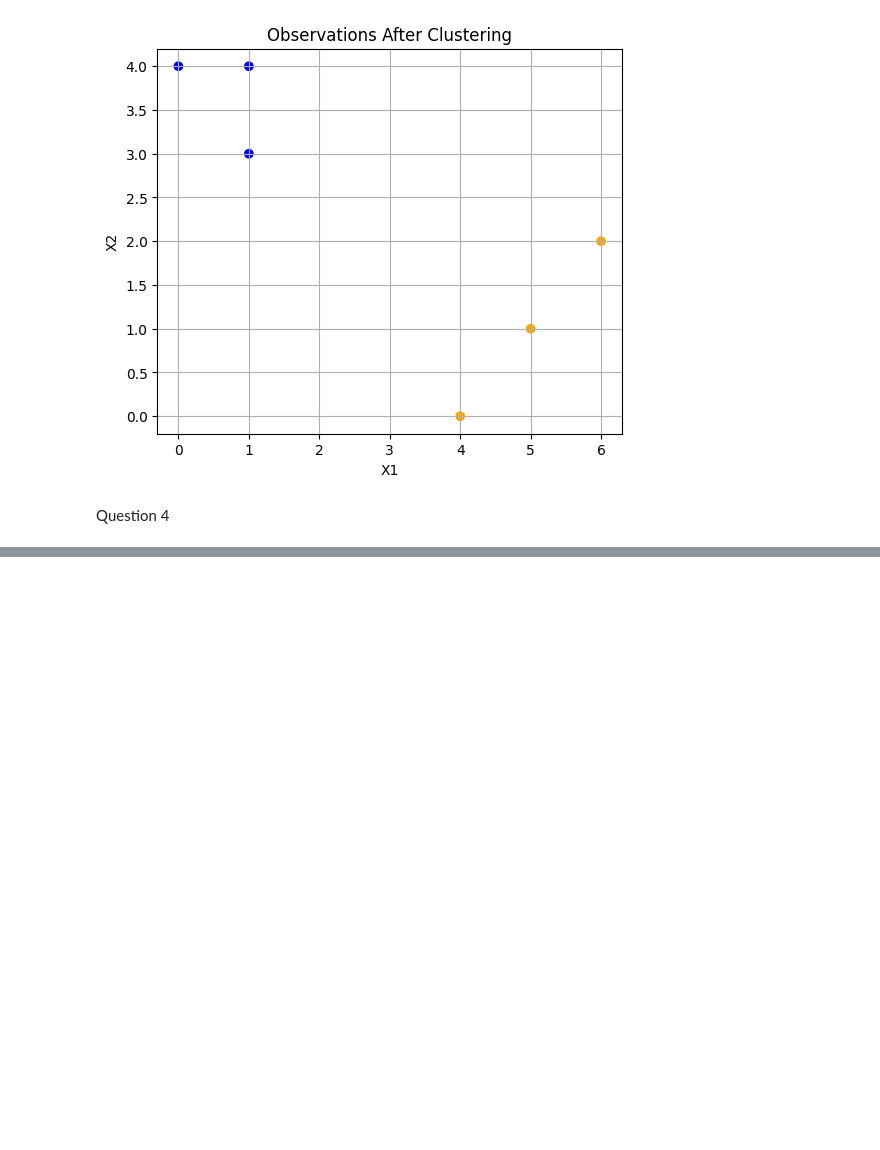
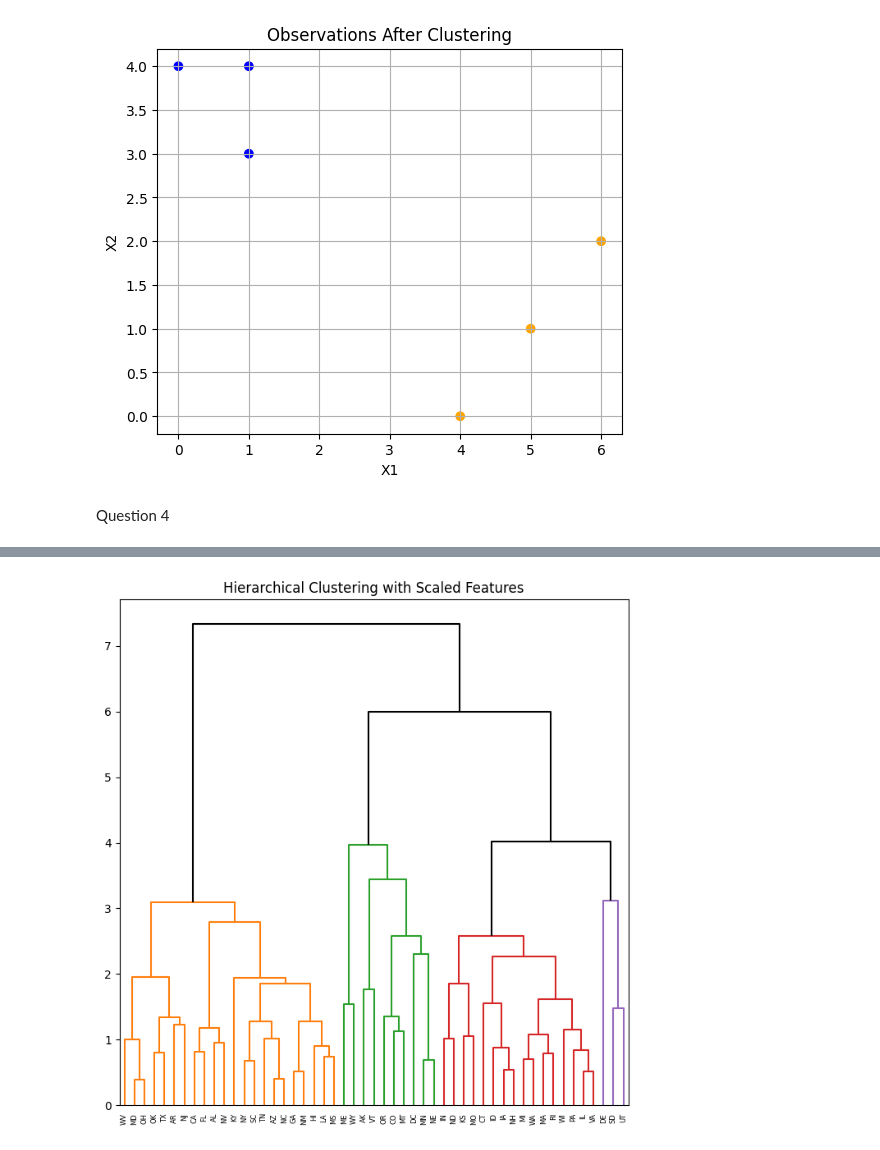
Before and after one commit to katesnow1/code_2600, a Jupyter notebook: homework3.ipynb, the cells around one changed output, grey strips where cells are left out. Cells and saved outputs as stored; diff of their text form; code cells hidden in the pictures; blank space fills up the shorter version.

```diff
--- a/homework3.ipynb
+++ b/homework3.ipynb
@@ -504,0 +617,8 @@ Question 4
+# %%
+X = X.copy()
+X['State'] = X.index
+
+for cluster in X['cluster'].unique():
+    print(f"Cluster {cluster} states:")
+    print(X.loc[X['cluster'] == cluster, 'State'].tolist())
+    print()  # blank line for readability
@@ -504,0 +642,3 @@ Question 4
+# %%
+X['cluster']=cut_tree(linkage_comp, n_clusters=4)
+X.sort_values('cluster')
@@ -504,0 +664,13 @@ Question 4
+# %%
+hc_comp_scale = HClust(distance_threshold=0,
+                       n_clusters=None,
+                       linkage='complete').fit(X_scale)
+linkage_comp_scale = compute_linkage(hc_comp_scale)
+color_thresh = 4
+fig, ax = plt.subplots(1, 1, figsize=(8, 8))
+dendrogram(linkage_comp_scale, ax=ax,
+           leaf_rotation=90, labels=X.index,
+           color_threshold=color_thresh, above_threshold_color='black')
+ax.set_title("Hierarchical Clustering with Scaled Features");
+# %% [output]
+[figure, added]
```
Also changed, not shown: parts of 16 cells of this notebook, 1 other file.
